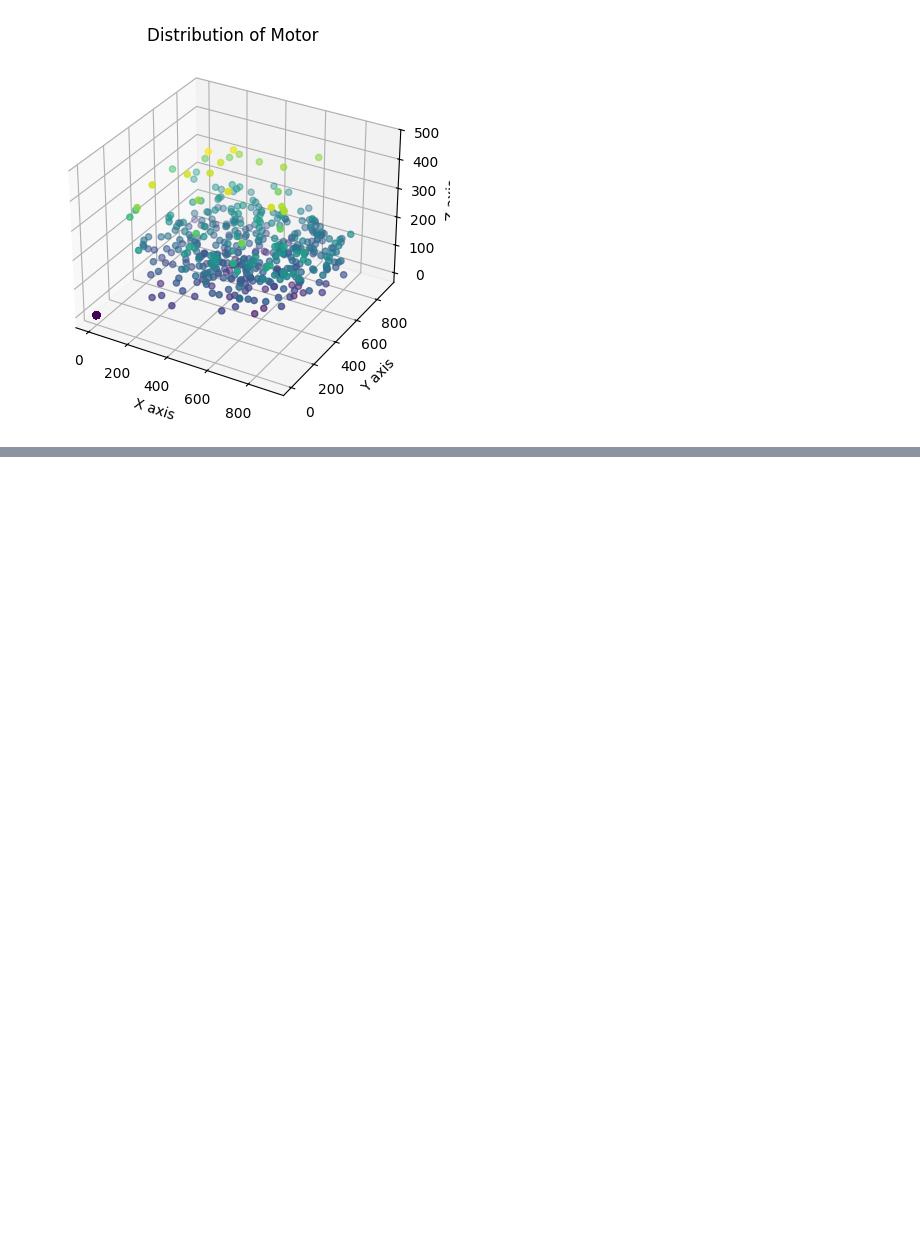
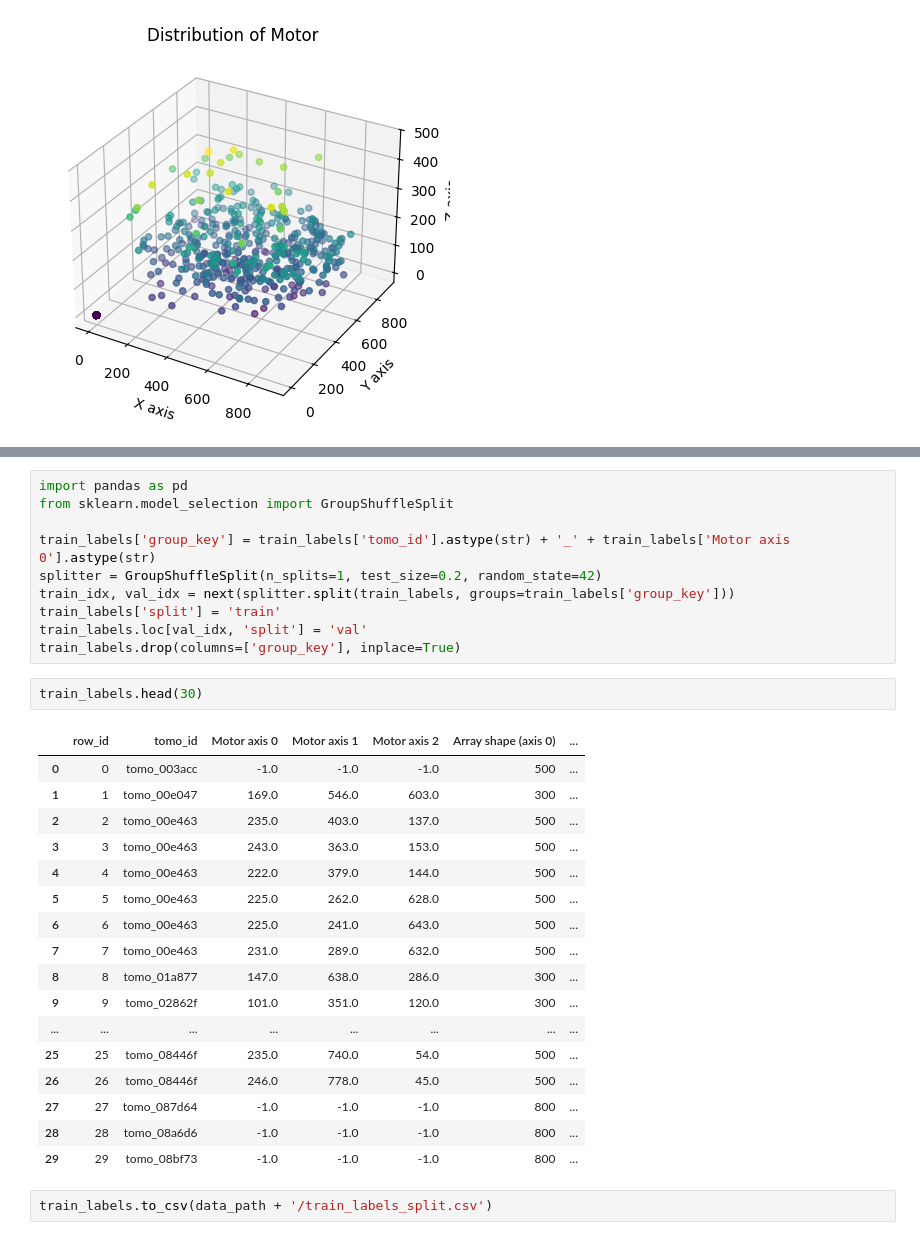
Before and after one commit to pranavdhawann/Final-Project-Group2, a Jupyter notebook: Code/DataViz/starter.ipynb, the cells around one changed output, grey strips where cells are left out. Drawn from its saved outputs; the diff is of its cells as text; blank space fills up the shorter version.

Commit message:
update: metric update and changes in data pipeline

```diff
--- a/Code/DataViz/starter.ipynb
+++ b/Code/DataViz/starter.ipynb
@@ -140,0 +159,32 @@ plt.show()
+# %%
+import pandas as pd
+from sklearn.model_selection import GroupShuffleSplit
+
+train_labels['group_key'] = train_labels['tomo_id'].astype(str) + '_' + train_labels['Motor axis 0'].astype(str)
+splitter = GroupShuffleSplit(n_splits=1, test_size=0.2, random_state=42)
+train_idx, val_idx = next(splitter.split(train_labels, groups=train_labels['group_key']))
+train_labels['split'] = 'train'
+train_labels.loc[val_idx, 'split'] = 'val'
+train_labels.drop(columns=['group_key'], inplace=True)
+# %%
+train_labels.head(30)
+# %% [output]
+|  | row_id | tomo_id | Motor axis 0 | Motor axis 1 | Motor axis 2 | Array shape (axis 0) | ... |
+| 0 | 0 | tomo_003acc | -1.0 | -1.0 | -1.0 | 500 | ... |
+| 1 | 1 | tomo_00e047 | 169.0 | 546.0 | 603.0 | 300 | ... |
+| 2 | 2 | tomo_00e463 | 235.0 | 403.0 | 137.0 | 500 | ... |
+| 3 | 3 | tomo_00e463 | 243.0 | 363.0 | 153.0 | 500 | ... |
+| 4 | 4 | tomo_00e463 | 222.0 | 379.0 | 144.0 | 500 | ... |
+| 5 | 5 | tomo_00e463 | 225.0 | 262.0 | 628.0 | 500 | ... |
+| 6 | 6 | tomo_00e463 | 225.0 | 241.0 | 643.0 | 500 | ... |
+| 7 | 7 | tomo_00e463 | 231.0 | 289.0 | 632.0 | 500 | ... |
+| 8 | 8 | tomo_01a877 | 147.0 | 638.0 | 286.0 | 300 | ... |
+| 9 | 9 | tomo_02862f | 101.0 | 351.0 | 120.0 | 300 | ... |
+| ... | ... | ... | ... | ... | ... | ... | ... |
+| 25 | 25 | tomo_08446f | 235.0 | 740.0 | 54.0 | 500 | ... |
+| 26 | 26 | tomo_08446f | 246.0 | 778.0 | 45.0 | 500 | ... |
+| 27 | 27 | tomo_087d64 | -1.0 | -1.0 | -1.0 | 800 | ... |
+| 28 | 28 | tomo_08a6d6 | -1.0 | -1.0 | -1.0 | 800 | ... |
+| 29 | 29 | tomo_08bf73 | -1.0 | -1.0 | -1.0 | 800 | ... |
+# %%
+train_labels.to_csv(data_path + '/train_labels_split.csv')
```
Also changed, not shown: parts of 3 cells of this notebook, 4 other files.
